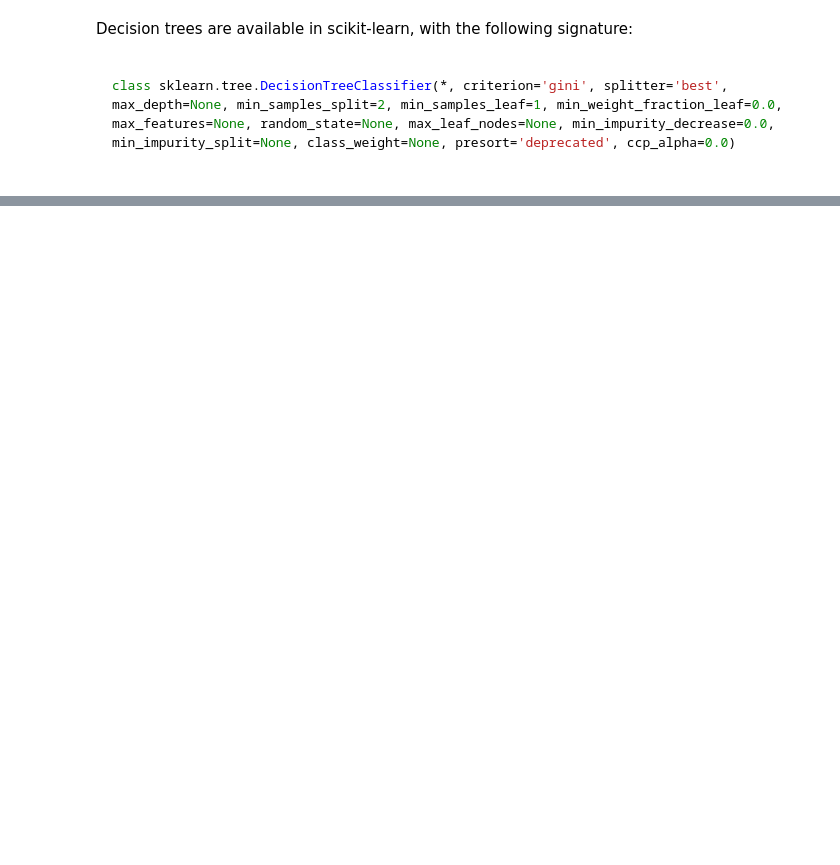
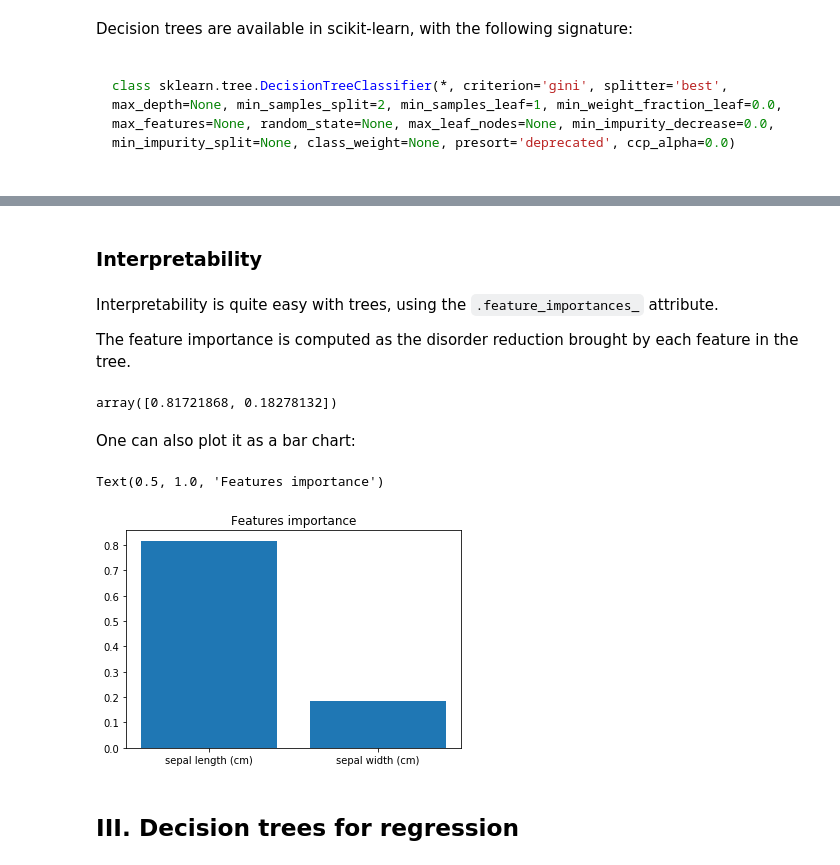
Before and after one commit to vincent-vdb/Edhec_2020_ML_Intro, a Jupyter notebook: 06_Trees_and_Forest/01_Decision_trees.ipynb, the cells around one changed output, grey strips where cells are left out. Cells and saved outputs as stored; diff of their text form; code cells hidden in the pictures; blank space fills up the shorter version.

```diff
--- a/06_Trees_and_Forest/01_Decision_trees.ipynb
+++ b/06_Trees_and_Forest/01_Decision_trees.ipynb
@@ -425,0 +319,20 @@ for i in indices:
+# %% [markdown]
+### Interpretability
+# %% [markdown]
+Interpretability is quite easy with trees, using the `.feature_importances_` attribute.
+
+The feature importance is computed as the disorder reduction brought by each feature in the tree.
+# %%
+dt_regul.feature_importances_
+# %% [output]
+array([0.81721868, 0.18278132])
+# %% [markdown]
+One can also plot it as a bar chart:
+# %%
+plt.bar(iris.feature_names[:2], dt_regul.feature_importances_)
+plt.title('Features importance')
+# %% [output]
+Text(0.5, 1.0, 'Features importance')
+[figure, added]
+# %% [markdown]
+## III. Decision trees for regression
```
Also changed, not shown: parts of 75 cells of this notebook, 1 other file.
